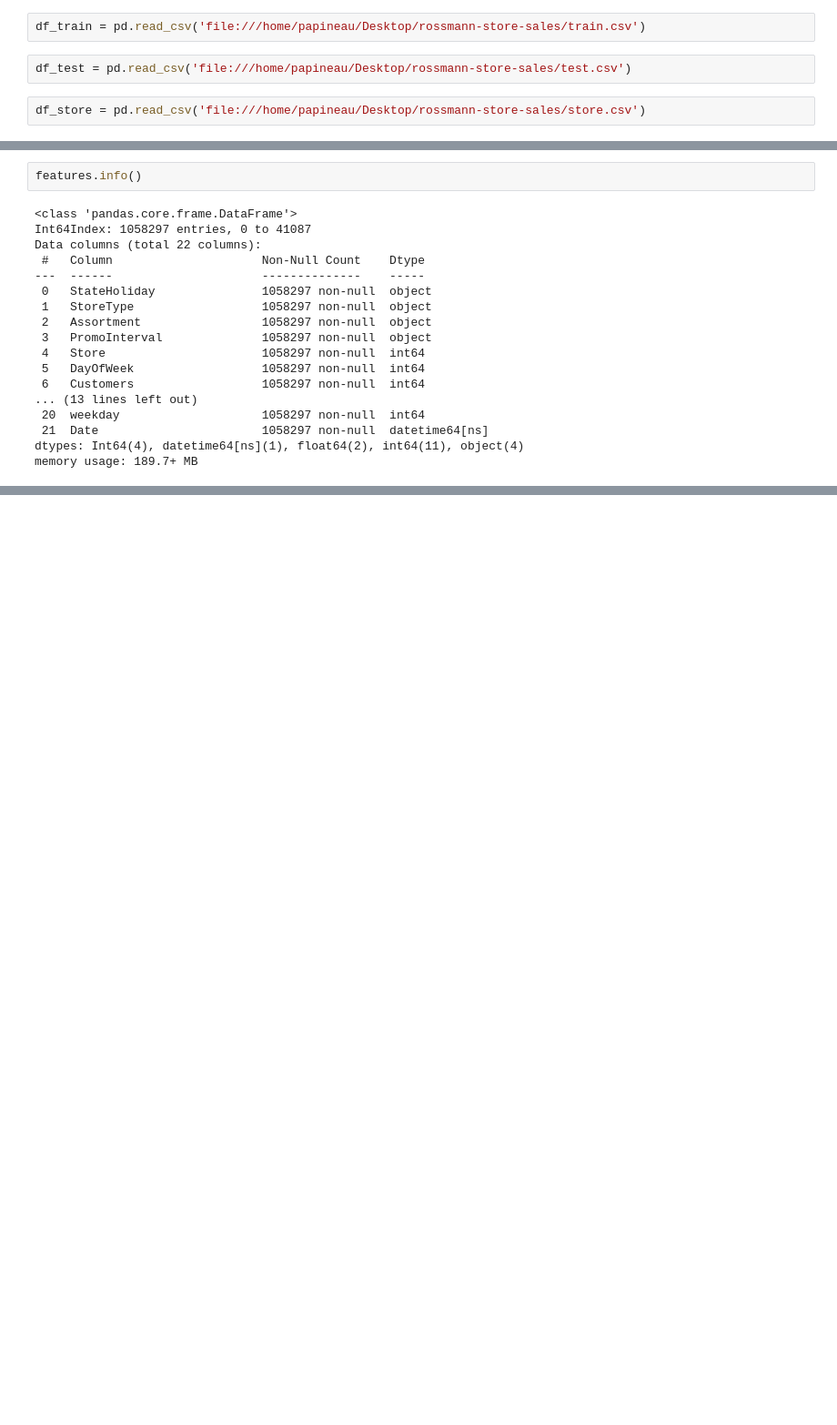
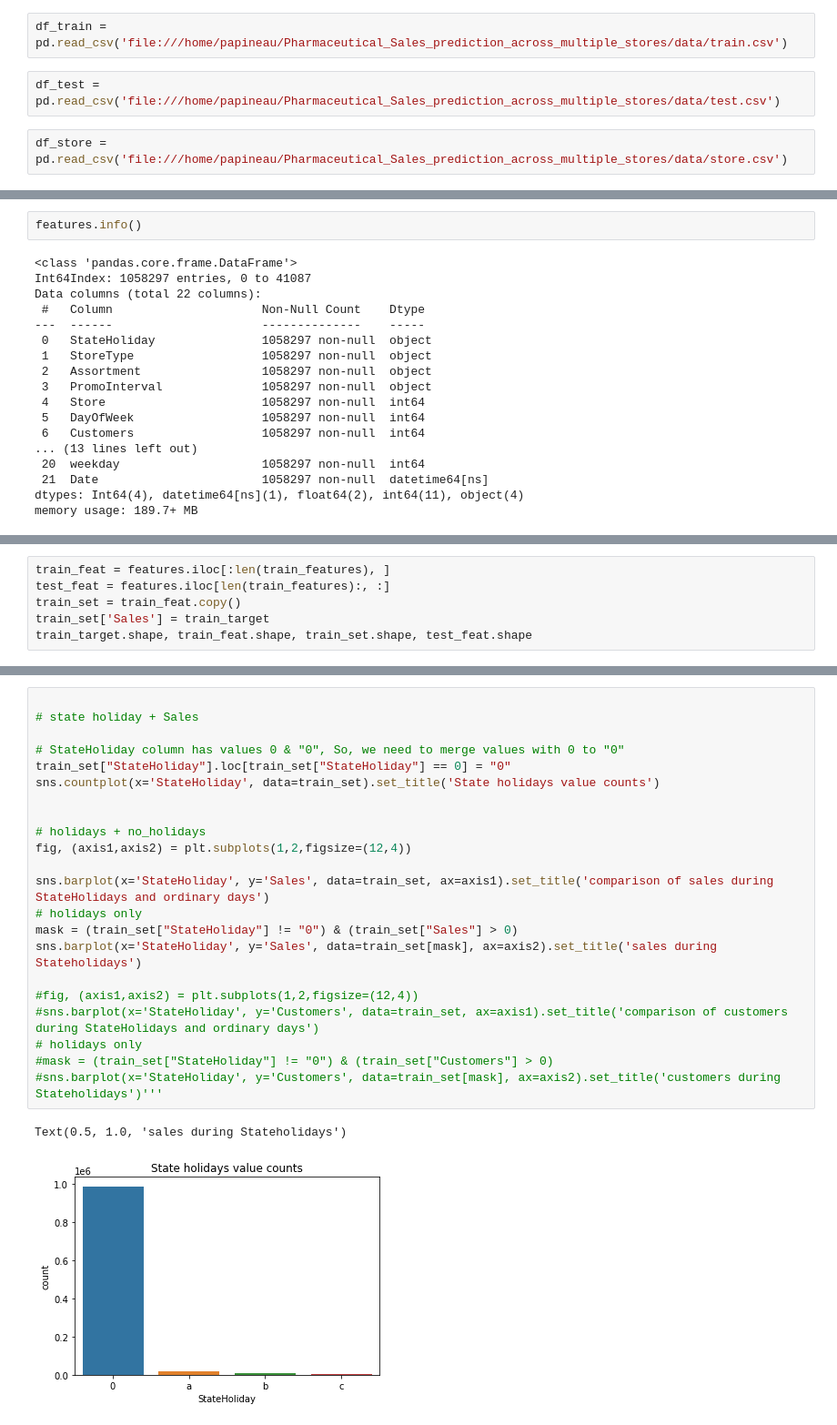
Before and after one commit to bhirwa/Pharmaceutical_Sales_prediction_across_multiple_stores, a Jupyter notebook: notebooks/Exploration.ipynb, the cells around one changed output, grey strips where cells are left out. Shown at 91% size. Cells and saved outputs as stored; diff of their text form; blank space fills up the shorter version.

Commit message:
Explore customer behavior

```diff
--- a/notebooks/Exploration.ipynb
+++ b/notebooks/Exploration.ipynb
@@ -6,11 +23,11 @@ import pandas as pd
 import warnings
 warnings.filterwarnings(action="ignore")
 # %%
-df_train = pd.read_csv('file:///home/papineau/Desktop/rossmann-store-sales/train.csv')
+df_train = pd.read_csv('file:///home/papineau/Pharmaceutical_Sales_prediction_across_multiple_stores/data/train.csv')
 # %%
-df_test = pd.read_csv('file:///home/papineau/Desktop/rossmann-store-sales/test.csv')
+df_test = pd.read_csv('file:///home/papineau/Pharmaceutical_Sales_prediction_across_multiple_stores/data/test.csv')
 # %%
-df_store = pd.read_csv('file:///home/papineau/Desktop/rossmann-store-sales/store.csv')
+df_store = pd.read_csv('file:///home/papineau/Pharmaceutical_Sales_prediction_across_multiple_stores/data/store.csv')
 # %% [markdown]
 ## Short description:
 
@@ -277,0 +297,6 @@ memory usage: 189.7+ MB
+# %%
+train_feat = features.iloc[:len(train_features), ]
+test_feat = features.iloc[len(train_features):, :]
+train_set = train_feat.copy()
+train_set['Sales'] = train_target
+train_target.shape, train_feat.shape, train_set.shape, test_feat.shape
@@ -277,0 +317,25 @@ memory usage: 189.7+ MB
+# %%
+
+# state holiday + Sales
+
+# StateHoliday column has values 0 & "0", So, we need to merge values with 0 to "0"
+train_set["StateHoliday"].loc[train_set["StateHoliday"] == 0] = "0"
+sns.countplot(x='StateHoliday', data=train_set).set_title('State holidays value counts')
+
+
+# holidays + no_holidays
+fig, (axis1,axis2) = plt.subplots(1,2,figsize=(12,4))
+
+sns.barplot(x='StateHoliday', y='Sales', data=train_set, ax=axis1).set_title('comparison of sales during StateHolidays and ordinary days')
+# holidays only
+mask = (train_set["StateHoliday"] != "0") & (train_set["Sales"] > 0)
+sns.barplot(x='StateHoliday', y='Sales', data=train_set[mask], ax=axis2).set_title('sales during Stateholidays')
+
+#fig, (axis1,axis2) = plt.subplots(1,2,figsize=(12,4))
+#sns.barplot(x='StateHoliday', y='Customers', data=train_set, ax=axis1).set_title('comparison of customers during StateHolidays and ordinary days')
+# holidays only
+#mask = (train_set["StateHoliday"] != "0") & (train_set["Customers"] > 0)
+#sns.barplot(x='StateHoliday', y='Customers', data=train_set[mask], ax=axis2).set_title('customers during Stateholidays')'''
+# %% [output]
+Text(0.5, 1.0, 'sales during Stateholidays')
+[figure, added]
```
Also changed, not shown: parts of 22 cells of this notebook, 3 other files.
